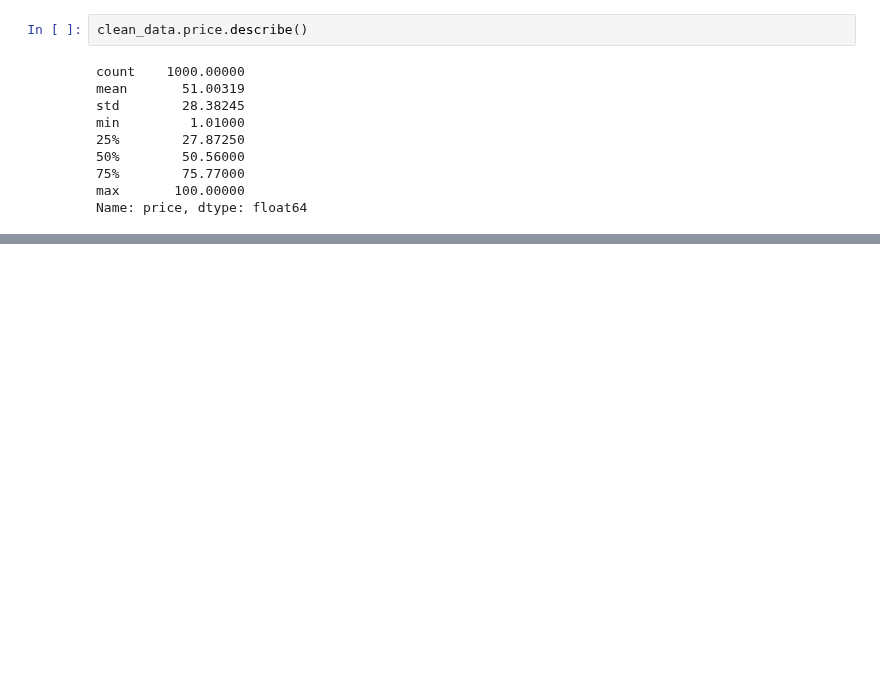
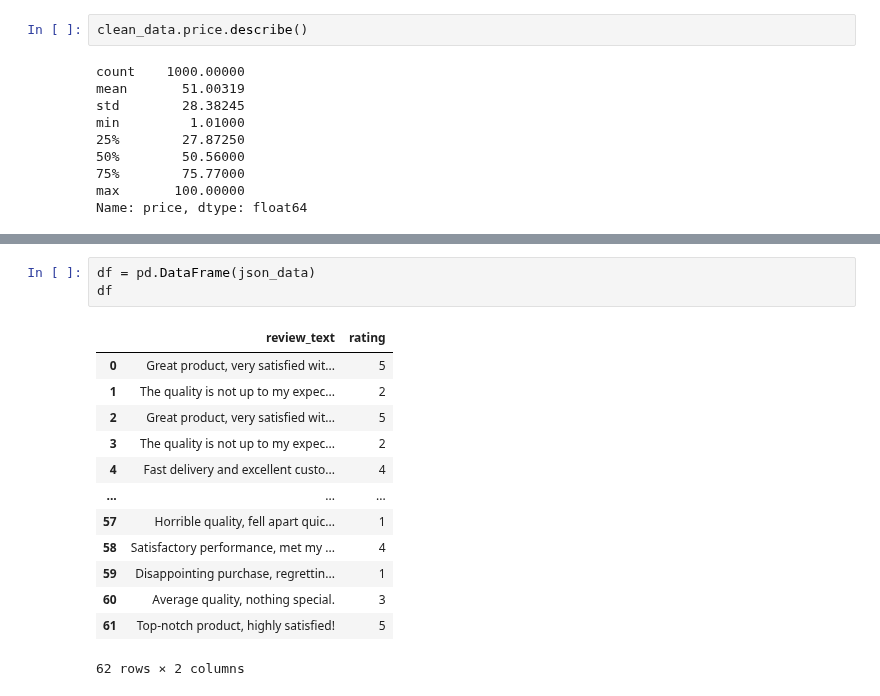
Before and after one commit to danmarino1/data_science_practice, a Jupyter notebook: aug_2023_questions.ipynb, the cells around one changed output, grey strips where cells are left out. Saved outputs shown, nothing was run; the diff lists cells and outputs as text; blank space fills up the shorter version.

```diff
--- a/aug_2023_questions.ipynb
+++ b/aug_2023_questions.ipynb
@@ -567,0 +842,17 @@ Name: price, dtype: float64
+# %%
+df = pd.DataFrame(json_data)
+df
+# %% [output]
+|  | review_text | rating |
+| 0 | Great product, very satisfied wit... | 5 |
+| 1 | The quality is not up to my expec... | 2 |
+| 2 | Great product, very satisfied wit... | 5 |
+| 3 | The quality is not up to my expec... | 2 |
+| 4 | Fast delivery and excellent custo... | 4 |
+| ... | ... | ... |
+| 57 | Horrible quality, fell apart quic... | 1 |
+| 58 | Satisfactory performance, met my ... | 4 |
+| 59 | Disappointing purchase, regrettin... | 1 |
+| 60 | Average quality, nothing special. | 3 |
+| 61 | Top-notch product, highly satisfied! | 5 |
+62 rows × 2 columns
```
Also changed, not shown: parts of 9 cells of this notebook.
